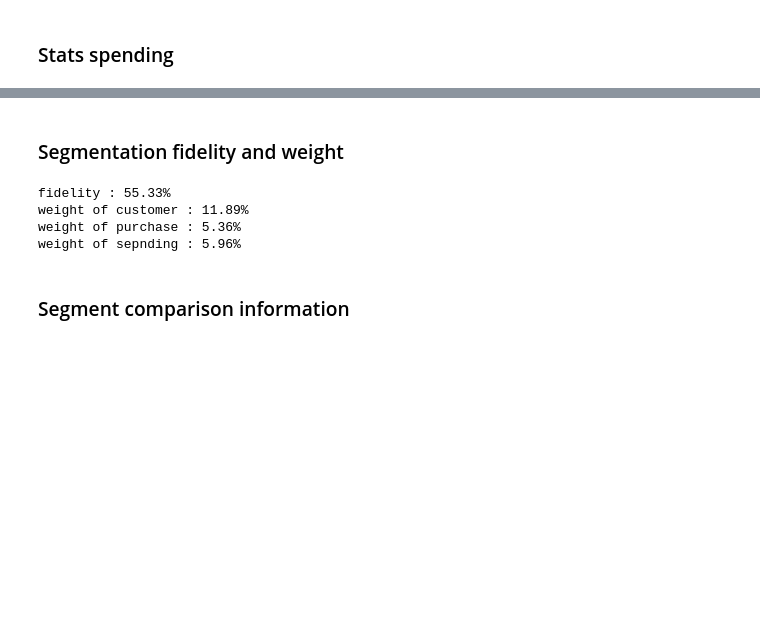
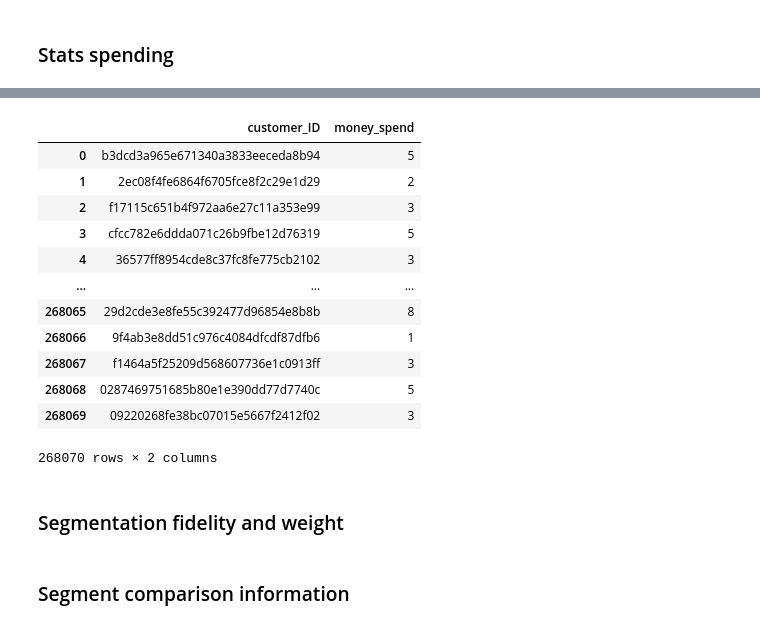
Before and after one commit to polgariovabrigi/frontend_onthelistcrm, a Jupyter notebook: notebooks/segmentation_analysis_ben.ipynb, the cells around one changed output, grey strips where cells are left out. Cells and saved outputs as stored; diff of their text form; code cells hidden in the pictures; blank space fills up the shorter version.

```diff
--- a/notebooks/segmentation_analysis_ben.ipynb
+++ b/notebooks/segmentation_analysis_ben.ipynb
@@ -211,19 +176,11 @@ M : 37.39, Q1 : 33.0, Q2 : 38.0, Q3 :45.0, IR : 12.0
 gender, nationality, premium_status, district, on_off, product_cat, vendor_cat
 # %%
 print('-----gender-----')
-print('--Seg 0')
-print(f"Women {round(data_0_df_cust[data_0_df_cust['gender']=='female']['gender'].count()/data_0_df_cust['gender'].count()*100,2)}%")
-print(f"Men {round(data_0_df_cust[data_0_df_cust['gender']=='male']['gender'].count()/data_0_df_cust['gender'].count()*100,2)}%")
 print('--all data')
 print(f"Women {round(data_df_cust[data_df_cust['gender']=='female']['gender'].count()/data_df_cust['gender'].count()*100,2)}%")
 print(f"Men {round(data_df_cust[data_df_cust['gender']=='male']['gender'].count()/data_df_cust['gender'].count()*100,2)}%")
 print("")
 print('-----nationality-----')
-print('--Seg 0')
-for country in data_0_df_cust['nationality'].unique():
-    count=data_0_df_cust[data_0_df_cust['nationality'] == country]['nationality'].count()
-    if count/len(data_0_df_cust)*100 > 1.5:
-        print(f'{country} : {round(    count   /   len(data_0_df_cust)  *  100     ,2)}%')
 print('--all data')
 for country in data_df_cust['nationality'].unique():
     count=data_df_cust[data_df_cust['nationality'] == country]['nationality'].count()
@@ -231,19 +188,11 @@ for country in data_df_cust['nationality'].unique():
         print(f'{country} : {round(    count   /   len(data_df_cust)  *  100     ,2)}%')
 print("")
 print('-----premium_status-----')
-print('--Seg 0')
-print(f"premium {round(data_0_df_cust[data_0_df_cust['premium_status']=='y']['premium_status'].count()/data_0_df_cust['premium_status'].count()*100,2)}%")
-print(f"non-premium {round(data_0_df_cust[data_0_df_cust['premium_status']=='n']['premium_status'].count()/data_0_df_cust['premium_status'].count()*100,2)}%")
 print('--all data')
 print(f"premium {round(data_df_cust[data_df_cust['premium_status']=='y']['premium_status'].count()/data_df_cust['premium_status'].count()*100,2)}%")
 print(f"non-premium {round(data_df_cust[data_df_cust['premium_status']=='n']['premium_status'].count()/data_df_cust['premium_status'].count()*100,2)}%")
 print("")
 print('-----district-----')
-print('--Seg 0')
-for district in data_0_df_cust['district'].unique():
-    count=data_0_df_cust[data_0_df_cust['district'] == district]['district'].count()
-    if count/len(data_0_df_cust)*100 > 5:
-        print(f'{district} : {round(    count   /   len(data_0_df_cust)  *  100     ,2)}%')
 print('--all data')
 for district in data_df_cust['district'].unique():
     count=data_df_cust[data_df_cust['district'] == district]['district'].count()
@@ -251,19 +200,11 @@ for district in data_df_cust['district'].unique():
         print(f'{district} : {round(    count   /   len(data_df_cust)  *  100     ,2)}%')
 print("")
 print('-----on_off-----')
-print('--Seg 0')
-print(f"online {round(data_0_df[data_0_df['on_off']=='online']['on_off'].count()/data_0_df['on_off'].count()*100,2)}%")
-print(f"offline {round(data_0_df[data_0_df['on_off']=='offline']['on_off'].count()/data_0_df['on_off'].count()*100,2)}%")
 print('--all data')
 print(f"online {round(data_df[data_df['on_off']=='online']['on_off'].count()/data_df['on_off'].count()*100,2)}%")
 print(f"offline {round(data_df[data_df['on_off']=='offline']['on_off'].count()/data_df['on_off'].count()*100,2)}%")
 print("")
 print('-----product_cat-----')
-print('--Seg 0')
-for product_cat in data_0_df['product_cat'].unique():
-    count=data_0_df[data_0_df['product_cat'] == product_cat]['product_cat'].count()
-    if count/len(data_0_df)*100 > 10:
-        print(f'{product_cat} : {round(    count   /   len(data_0_df)  *  100     ,2)}%')
 print('--all data')
 for product_cat in data_df['product_cat'].unique():
     count=data_df[data_df['product_cat'] == product_cat]['product_cat'].count()
@@ -271,11 +212,6 @@ for product_cat in data_df['product_cat'].unique():
         print(f'{product_cat} : {round(    count   /   len(data_df)  *  100     ,2)}%')
 print("")
 print('-----vendor_cat-----')
-print('--Seg 0')
-for vendor_cat in data_0_df['vendor_cat'].unique():
-    count=data_0_df[data_0_df['vendor_cat'] == vendor_cat]['vendor_cat'].count()
-    if count/len(data_0_df)*100 > 10:
-        print(f'{vendor_cat} : {round(    count   /   len(data_0_df)  *  100     ,2)}%')
 print('--all data')
 for vendor_cat in data_df['vendor_cat'].unique():
     count=data_df[data_df['vendor_cat'] == vendor_cat]['vendor_cat'].count()
@@ -347,2 +309,30 @@ M : 2815.03, Q1 : 600.0, Q2 : 1300.0, Q3 :2850.0, IR : 2250.0
 all data
 M : 5610.7, Q1 : 700.0, Q2 : 1700.8, Q3 :4430.45, IR : 3730.45
+# %%
+list_cust = []
+list_numb_itm = []
+df = pd.DataFrame()
+for group in data_df['order_ID'].unique().tolist():
+    tmp = data_df[data_df['order_ID'] == group]
+    for customer in tmp['customer_ID'].unique().tolist():
+        tmp_2 = tmp[tmp['customer_ID'] == customer]
+        count = tmp_2['final_price'].count()
+        list_cust.append(customer)
+        list_numb_itm.append(count)
+df['customer_ID']=list_cust
+df['money_spend']=list_numb_itm
+df
+# %% [output]
+|  | customer_ID | money_spend |
+| 0 | b3dcd3a965e671340a3833eeceda8b94 | 5 |
+| 1 | 2ec08f4fe6864f6705fce8f2c29e1d29 | 2 |
+| 2 | f17115c651b4f972aa6e27c11a353e99 | 3 |
+| 3 | cfcc782e6ddda071c26b9fbe12d76319 | 5 |
+| 4 | 36577ff8954cde8c37fc8fe775cb2102 | 3 |
+| ... | ... | ... |
+| 268065 | 29d2cde3e8fe55c392477d96854e8b8b | 8 |
+| 268066 | 9f4ab3e8dd51c976c4084dfcdf87dfb6 | 1 |
+| 268067 | f1464a5f25209d568607736e1c0913ff | 3 |
+| 268068 | 0287469751685b80e1e390dd77d7740c | 5 |
+| 268069 | 09220268fe38bc07015e5667f2412f02 | 3 |
+268070 rows × 2 columns
@@ -349,15 +342,5 @@ M : 5610.7, Q1 : 700.0, Q2 : 1700.8, Q3 :4430.45, IR : 3730.45
 # %% [markdown]
 ### Segmentation fidelity and weight
-# %%
-print(f"fidelity : {round(data_0_df[data_0_df['segmentation']==0]['segmentation'].count()/data_0_df['segmentation'].count(),4)*100}%")
-print(f"weight of customer : {round(data_0_df_cust['segmentation'].count()/data_df_cust['segmentation'].count(),4)*100}%")
-print(f"weight of purchase : {round(data_0_df['segmentation'].count()/data_df['segmentation'].count(),4)*100}%")
-print(f"weight of sepnding : {round(data_0_df['final_price'].sum()/data_df['final_price'].sum(),4)*100}%")
-# %% [output]
-fidelity : 55.33%
-weight of customer : 11.89%
-weight of purchase : 5.36%
-weight of sepnding : 5.96%
 # %% [markdown]
 ### Segment comparison information
 # %% [markdown]
```
Also changed, not shown: parts of 15 cells of this notebook, 5 other files.
